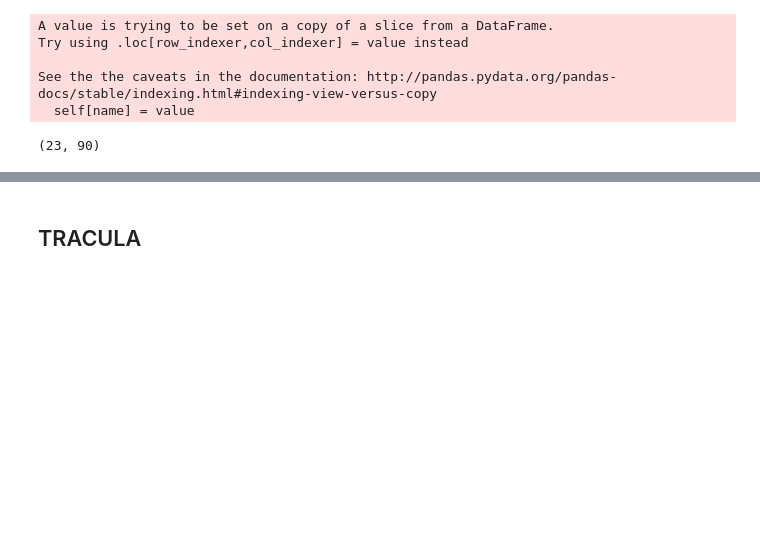
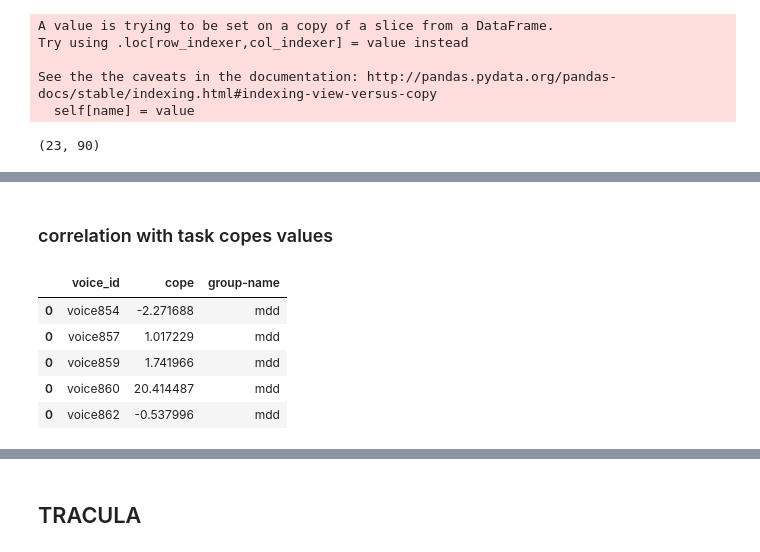
Before and after one commit to sitek/voice-depression-mri, a Jupyter notebook: scripts/diffusion/probtrackx_tracula_analysis.ipynb, the cells around one changed output, grey strips where cells are left out. Cells and saved outputs as stored; diff of their text form; code cells hidden in the pictures; blank space fills up the shorter version.

```diff
--- a/scripts/diffusion/probtrackx_tracula_analysis.ipynb
+++ b/scripts/diffusion/probtrackx_tracula_analysis.ipynb
@@ -261,0 +263,2 @@ smallest FDR-corrected p = 0.814
+# %% [markdown]
+### correlation with task copes values
@@ -261,0 +298,9 @@ smallest FDR-corrected p = 0.814
+# %%
+all_copes_df.head()
+# %% [output]
+|  | voice_id | cope | group-name |
+| 0 | voice854 | -2.271688 | mdd |
+| 0 | voice857 | 1.017229 | mdd |
+| 0 | voice859 | 1.741966 | mdd |
+| 0 | voice860 | 20.414487 | mdd |
+| 0 | voice862 | -0.537996 | mdd |
```
Also changed, not shown: parts of 12 cells of this notebook.
